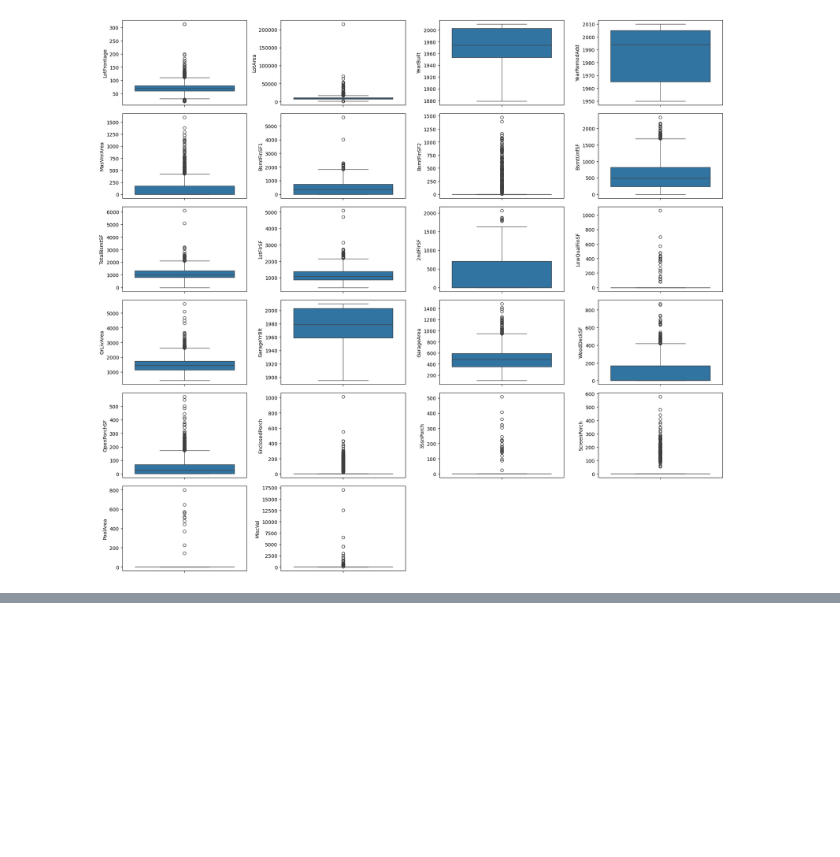
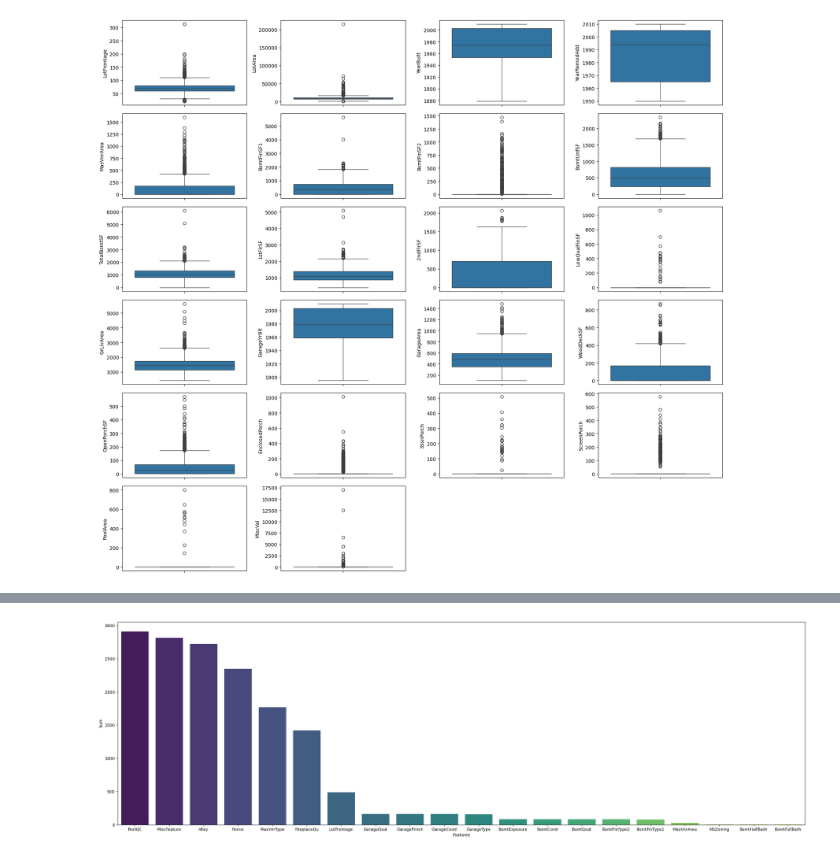
Before and after one commit to manishbhatia7/Kaggle, a Jupyter notebook: Competition Datasets/House Prices - Advanced Regression Techniques/housing.ipynb, the cells around one changed output, grey strips where cells are left out. Drawn from its saved outputs; the diff is of its cells as text; code cells hidden in the pictures; blank space fills up the shorter version.

```diff
--- a/Competition Datasets/House Prices - Advanced Regression Techniques/housing.ipynb
+++ b/Competition Datasets/House Prices - Advanced Regression Techniques/housing.ipynb
@@ -213,0 +237,3 @@ Outliers in boxplots
+# %%
+corr_faeatures=['GarageYrBlt','TotRmsAbvGrd','GarageArea','1stFlrSF','GarageCars']
+X.drop(corr_faeatures,axis=1,inplace=True)
@@ -213,0 +262,9 @@ Outliers in boxplots
+# %%
+#Features with lot of missing values
+plt.figure(figsize=(25,8))
+missing_count=pd.DataFrame(X.isnull().sum(),columns=['Sum']).sort_values(by='Sum',ascending=False).head(20).reset_index()
+missing_count.columns=['Features','Sum']
+sns.barplot(x='Features',y='Sum',data=missing_count,palette='viridis')
+plt.tight_layout(pad=2.0)
+# %% [output]
+[figure, added]
```
Also changed, not shown: parts of 14 cells of this notebook.
